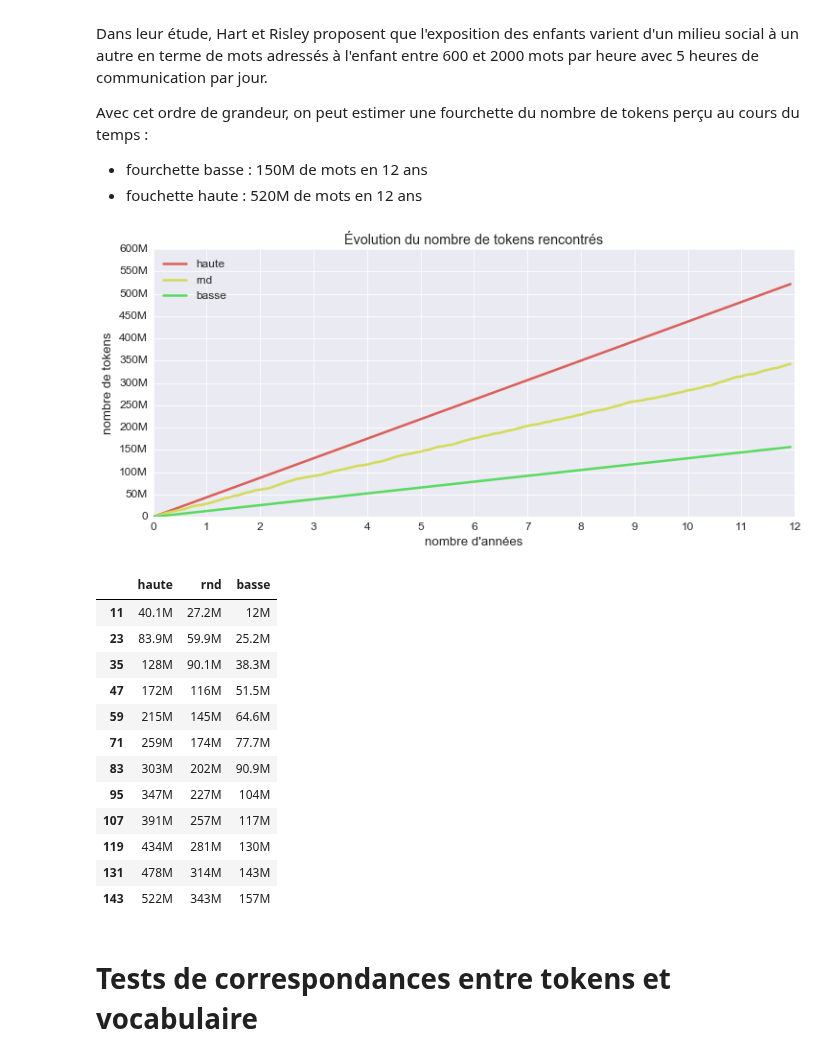
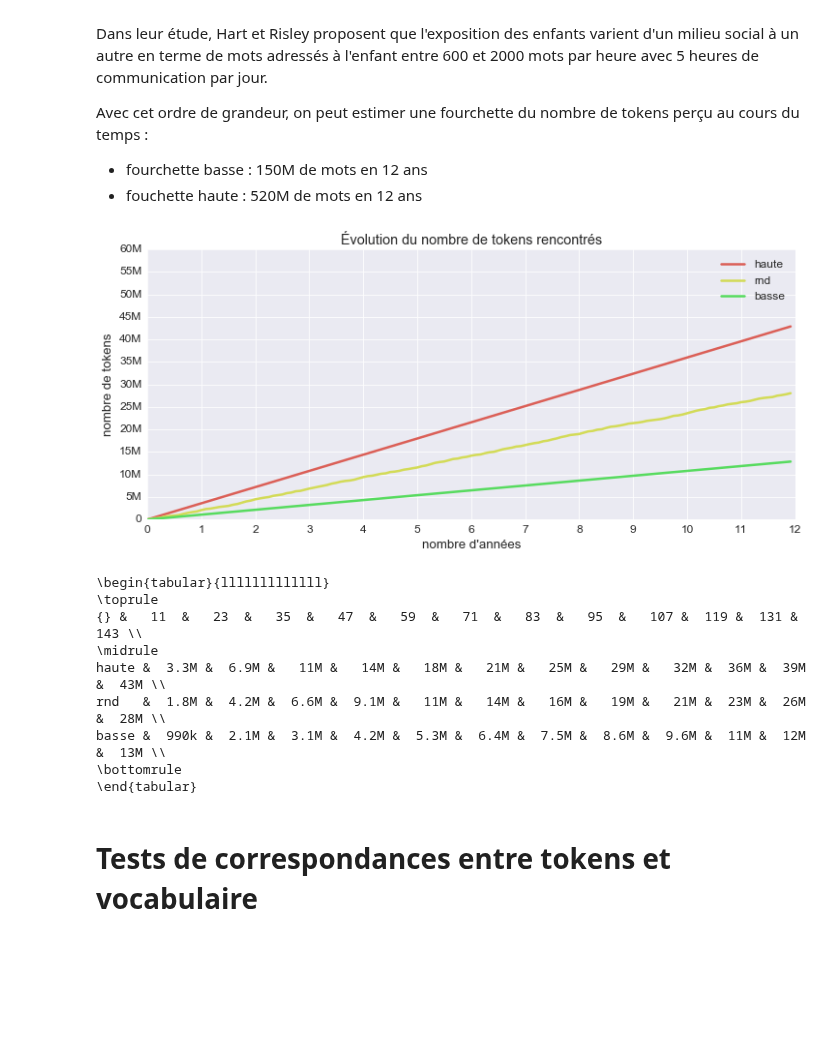
Before and after one commit to gboye/SWIM, a Jupyter notebook: SampleManagement/Lexique3-Zipf.ipynb, the cells around one changed output. Cells and saved outputs as stored; diff of their text form; code cells hidden in the pictures; blank space fills up the shorter version.

```diff
--- a/SampleManagement/Lexique3-Zipf.ipynb
+++ b/SampleManagement/Lexique3-Zipf.ipynb
@@ -660,52 +575,54 @@ Avec cet ordre de grandeur, on peut estimer une fourchette du nombre de tokens p
+# %%
+def roundTable(series,nbRound=2):
+    result=series.copy()
+    for ix,el in result.iteritems():
+        result.loc[ix]=roundElement(el,nbRound)
+    return result
 # %%
 estBasse=600
 estHaute=2000
 journee=5
 periode=journee*30
 nbPoints=12*12
-serieBasse=[i*annee*estBasse for i in range(nbPoints)]
-serieHaute=[i*annee*estHaute for i in range(nbPoints)]
+serieBasse=[i*periode*estBasse for i in range(nbPoints)]
+serieHaute=[i*periode*estHaute for i in range(nbPoints)]
 #print serieBasse,serieHaute
 serieRnd=[]
 sumRnd=0
 for i in range(nbPoints):
     serieRnd.append(sumRnd)
     rnd=np.random.rand()
-    elementRnd=estBasse*annee*rnd+estHaute*annee*(1-rnd)
+    elementRnd=estBasse*periode*rnd+estHaute*periode*(1-rnd)
     sumRnd+=elementRnd
 estimationsHR=pd.DataFrame(serieBasse,columns=["basse"])
 estimationsHR["haute"]=serieHaute
 estimationsHR["rnd"]=serieRnd
 estimationsHR=estimationsHR[["haute","rnd","basse"]]
 ax=estimationsHR.plot(kind="line",title=u"Nombre de tokens",figsize=(12,5))
 ax.set(yscale="linear",
        xlabel=u"nombre d'années",ylabel=u"nombre de tokens",title=u"Évolution du nombre de tokens rencontrés"
       )
 
 ax.xaxis.set_ticks(np.linspace(0,144,num=13))
 ax.xaxis.set_major_formatter(ticker.FuncFormatter(Mois2Annees))
 
-ax.yaxis.set_ticks(np.linspace(0,600000000,num=13))
+ax.yaxis.set_ticks(np.linspace(0,60000000,num=13))
 ax.yaxis.set_major_formatter(ticker.FuncFormatter(reFormatTicks))
 plt.show()
 
 sampleAnnees=[(i+1)*12-1 for i in range(12)]
-estimationsHR.loc[sampleAnnees,:].apply(roundTable)
+print estimationsHR.loc[sampleAnnees,:].apply(lambda x: roundTable(x,1)).T.to_latex()
 # %% [output]
-[figure, old version]
+[figure, new version]
-|  | haute | rnd | basse |
-| 11 | 40.1M | 27.2M | 12M |
-| 23 | 83.9M | 59.9M | 25.2M |
-| 35 | 128M | 90.1M | 38.3M |
-| 47 | 172M | 116M | 51.5M |
-| 59 | 215M | 145M | 64.6M |
-| 71 | 259M | 174M | 77.7M |
-| 83 | 303M | 202M | 90.9M |
-| 95 | 347M | 227M | 104M |
-| 107 | 391M | 257M | 117M |
-| 119 | 434M | 281M | 130M |
-| 131 | 478M | 314M | 143M |
-| 143 | 522M | 343M | 157M |
+\begin{tabular}{lllllllllllll}
+\toprule
+{} &   11  &   23  &   35  &   47  &   59  &   71  &   83  &   95  &   107 &  119 &  131 &  143 \\
+\midrule
+haute &  3.3M &  6.9M &   11M &   14M &   18M &   21M &   25M &   29M &   32M &  36M &  39M &  43M \\
+rnd   &  1.8M &  4.2M &  6.6M &  9.1M &   11M &   14M &   16M &   19M &   21M &  23M &  26M &  28M \\
+basse &  990k &  2.1M &  3.1M &  4.2M &  5.3M &  6.4M &  7.5M &  8.6M &  9.6M &  11M &  12M &  13M \\
+\bottomrule
+\end{tabular}
 # %% [markdown]
 # Tests de correspondances entre tokens et vocabulaire
 # %% [raw]
```
Also changed, not shown: parts of 73 cells of this notebook, 14 other files.
